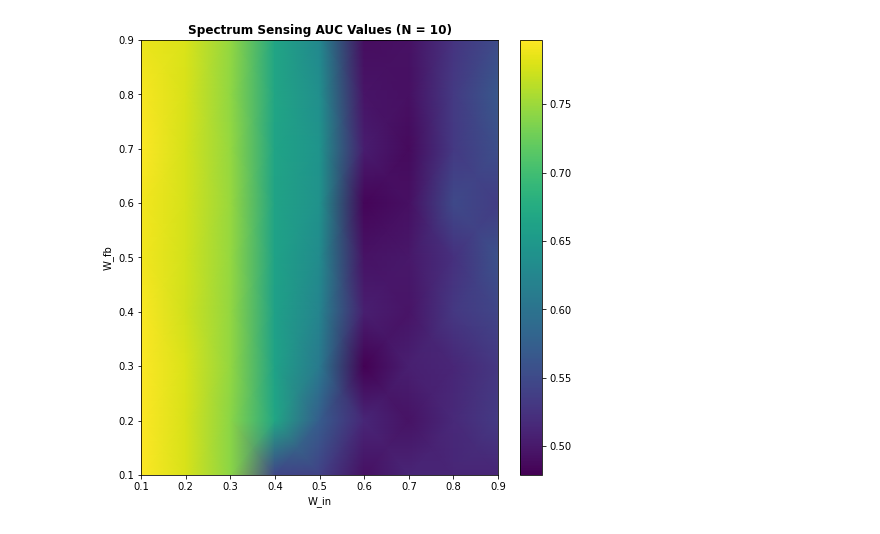
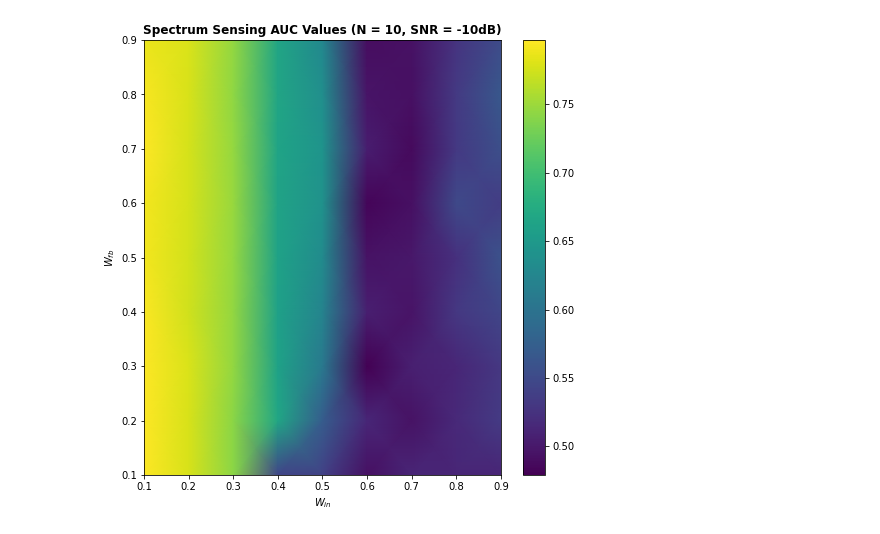
Before and after one commit to oshears/bladerf_dfr_accelerator, a Jupyter notebook: python/dfr_auc_graphic.ipynb, the cells around one changed output. Saved outputs shown, nothing was run; the diff lists cells and outputs as text; code cells hidden in the pictures.

```diff
--- a/python/dfr_auc_graphic.ipynb
+++ b/python/dfr_auc_graphic.ipynb
@@ -24,13 +18,13 @@ y = np.arange(0.1,1,0.1)
 # %%
 fig = plt.figure(figsize=(8,8))
 
 plt.pcolormesh(x,y,z,shading="gouraud")
 plt.colorbar()
 
-plt.title('Spectrum Sensing AUC Values (N = 10)', fontweight ="bold")
-plt.xlabel("W_in")
-plt.ylabel("W_fb")
+plt.title('Spectrum Sensing AUC Values (N = 10, SNR = -10dB)', fontweight ="bold")
+plt.xlabel("$W_{in}$")
+plt.ylabel("$W_{fb}$")
 
 plt.show()
 # %% [output]
-[figure, old version]
+[figure, new version]
```
Also changed, not shown: parts of 2 cells of this notebook, 1 other file.
